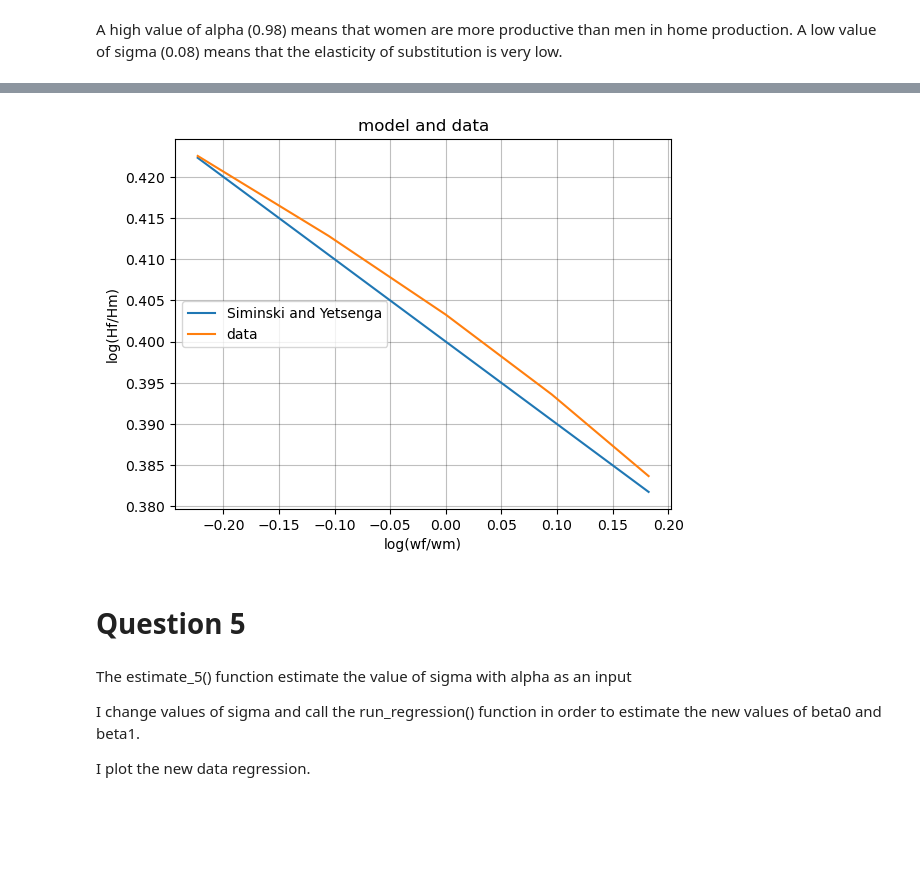
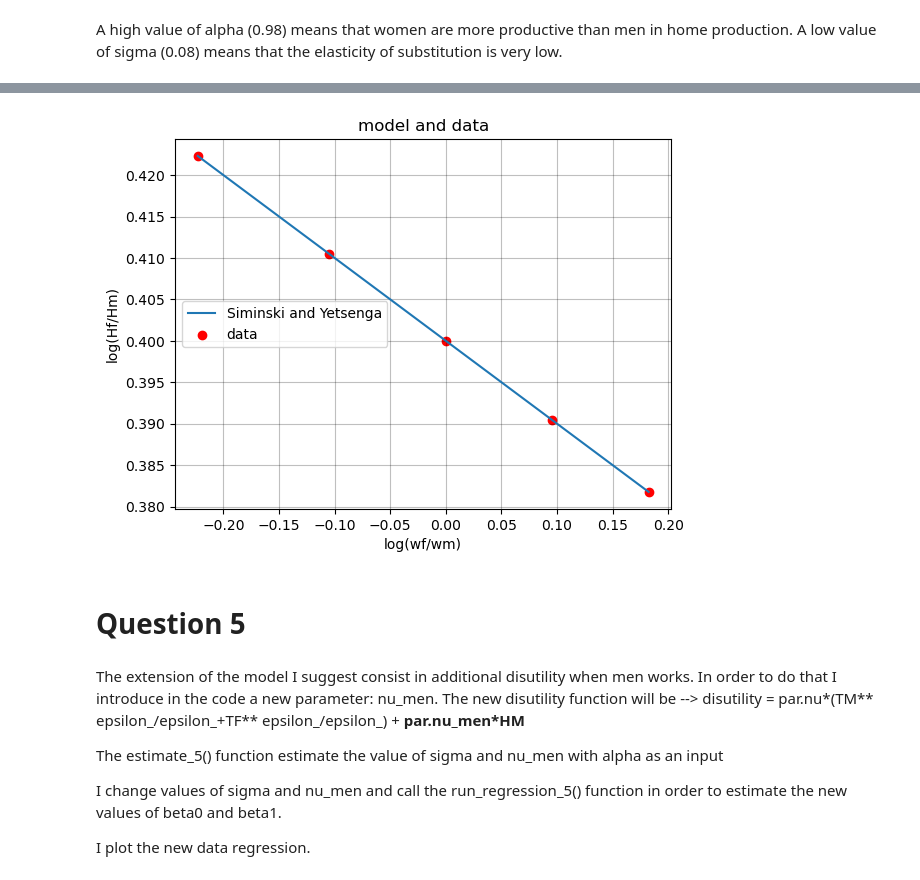
Before and after one commit to NumEconCopenhagen/projects-2023-michele-scola, a Jupyter notebook: inauguralproject/inauguralproject.ipynb, the cells around one changed output, grey strips where cells are left out. Drawn from its saved outputs; the diff is of its cells as text; code cells hidden in the pictures; blank space fills up the shorter version.

```diff
--- a/inauguralproject/inauguralproject.ipynb
+++ b/inauguralproject/inauguralproject.ipynb
@@ -145,26 +137,29 @@ beta0 = 0.40221554691565303, beta1 =  -0.09547670076738553
 # %%
 #plotting
 fig = plt.figure()
 ax = fig.add_subplot(1,1,1)
 x = np.log(model.par.wF_vec)
 y = model.par.beta0_target + model.par.beta1_target*x
 x1 = np.log(model.par.wF_vec)
 y1 = model.sol.log_ratio_vec
 ax.plot(x,y, label = 'Siminski and Yetsenga')
-ax.plot(x1,y1, label = 'data')
+ax.scatter(x1,y1, label = 'data', color = 'red')
 ax.plot()
 ax.set_title('model and data')
 ax.set_xlabel('log(wf/wm)')
 ax.set_ylabel('log(Hf/Hm)')
 ax.legend(loc='center left');
 # %% [output]
-[figure, old version]
+[figure, new version]
 # %% [markdown]
 # Question 5
 # %% [markdown]
-The estimate_5() function estimate the value of sigma with alpha as an input
+The extension of the model I suggest consist in additional disutility when men works. In order to do that I introduce in the code a new parameter: nu_men.
+The new disutility function will be --> disutility = par.nu*(TM** epsilon_/epsilon_+TF** epsilon_/epsilon_) + **par.nu_men*HM**
 
-I change values of sigma and call the run_regression() function in order to estimate the new values of beta0 and beta1.
+The estimate_5() function estimate the value of sigma and nu_men with alpha as an input
+
+I change values of sigma and nu_men and call the run_regression_5() function in order to estimate the new values of beta0 and beta1.
 
 I plot the new data regression.
 # %%
```
Also changed, not shown: parts of 9 cells of this notebook, 1 other file.
